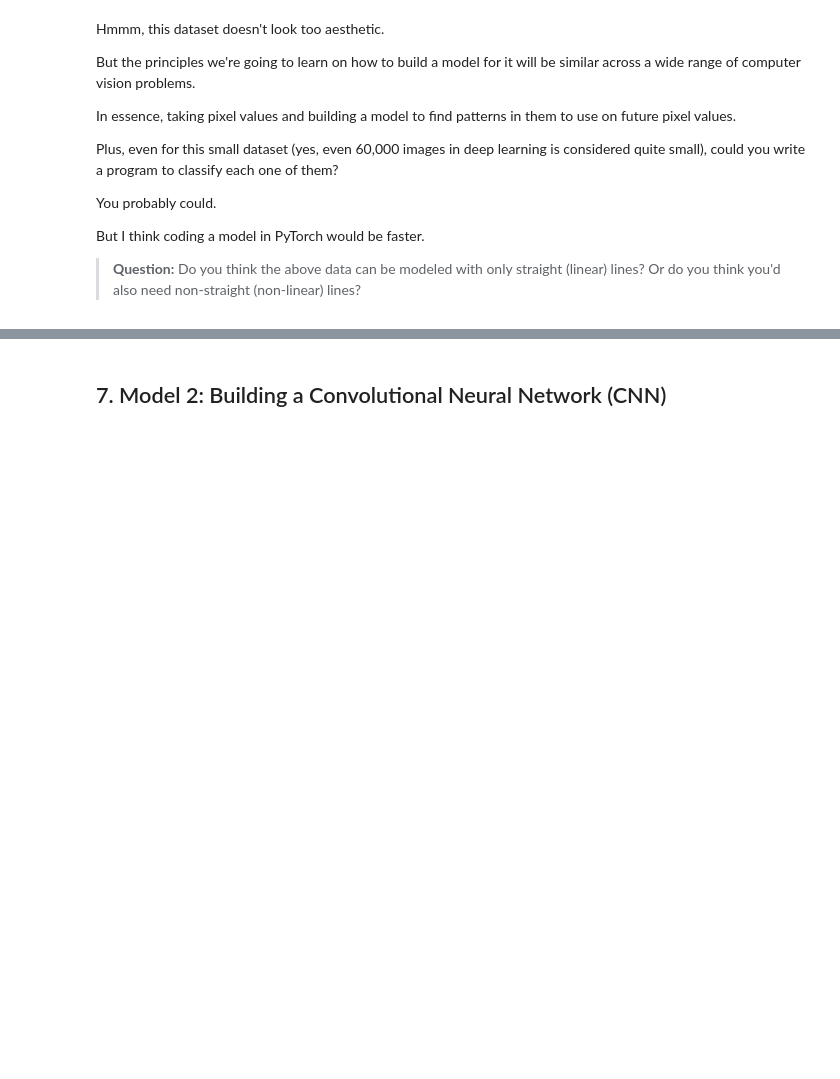
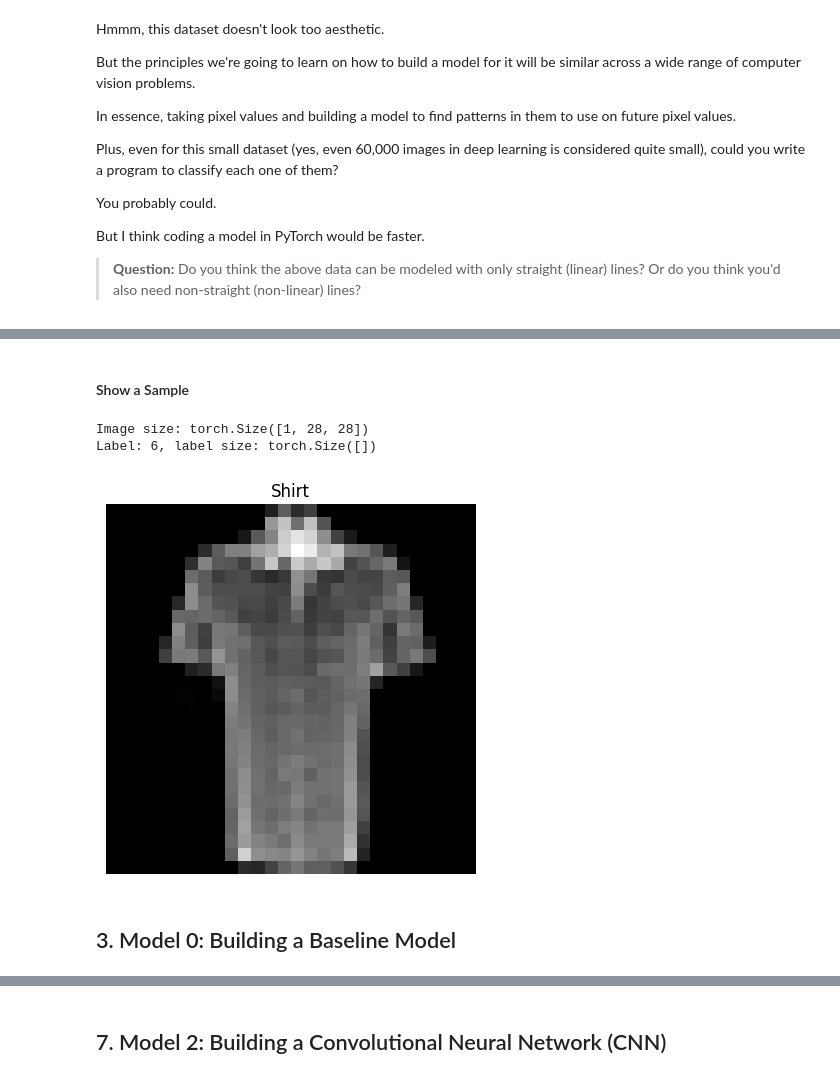
Before and after one commit to JunHL96/PyTorch-Course, a Jupyter notebook: 03_pytorch_computer_vision_notes.ipynb, the cells around one changed output, grey strips where cells are left out. Cells and saved outputs as stored; diff of their text form; code cells hidden in the pictures; blank space fills up the shorter version.

```diff
--- a/03_pytorch_computer_vision_notes.ipynb
+++ b/03_pytorch_computer_vision_notes.ipynb
@@ -365,0 +407,19 @@ Continue at `15:01:00`
+# %%
+from torch.utils.data import DataLoader
+
+# Setup the batch size hyperparameter
+BATCH_SIZE = 32      # How many samples per batch?
+
+# Turn datasets into iterables (batches)
+train_dataloader = DataLoader(train_data,            # dataset to turn into iterable
+                              batch_size=BATCH_SIZE, # how many samples per batch?
+                              shuffle=True)          # shuffle data every epoch?
+
+test_dataloader = DataLoader(test_data,              # dataset to turn into iterable
+                            batch_size=BATCH_SIZE,   # how many samples per batch?
+                            shuffle=False)           # shuffle data every epoch?
+
+# Let's check out what we've created
+print(f"Dataloaders: {train_dataloader, test_dataloader}")
+print(f"Length of train dataloader: {len(train_dataloader)} batches of {BATCH_SIZE}")
+print(f"Length of test dataloader: {len(test_dataloader)} batches of {BATCH_SIZE}")
@@ -365,0 +438,4 @@ Continue at `15:01:00`
+# %%
+# Check out what's inside the training dataloader
+train_features_batch, train_labels_batch = next(iter(train_dataloader))  # Retrieve one batch of features (inputs) and labels (targets) from the dataloader
+train_features_batch.shape, train_labels_batch.shape  # Output the shapes of the features and labels in the batch
@@ -365,0 +464,18 @@ Continue at `15:01:00`
+# %% [markdown]
+#### Show a Sample
+# %%
+# Show a sample
+torch.manual_seed(42)
+random_idx = torch.randint(0, len(train_features_batch), size=[1]).item()
+img, label = train_features_batch[random_idx], train_labels_batch[random_idx]
+plt.imshow(img.squeeze(), cmap="gray")
+plt.title(class_names[label])
+plt.axis(False);
+print(f"Image size: {img.shape}")
+print(f"Label: {label}, label size: {label.shape}")
+# %% [output]
+Image size: torch.Size([1, 28, 28])
+Label: 6, label size: torch.Size([])
+[figure, added]
+# %% [markdown]
+## 3. Model 0: Building a Baseline Model
```
Also changed, not shown: parts of 48 cells of this notebook.
